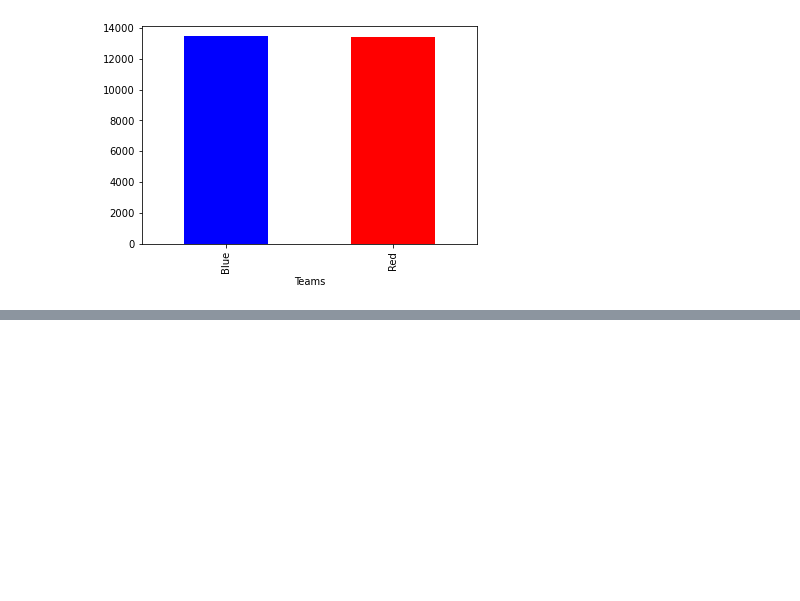
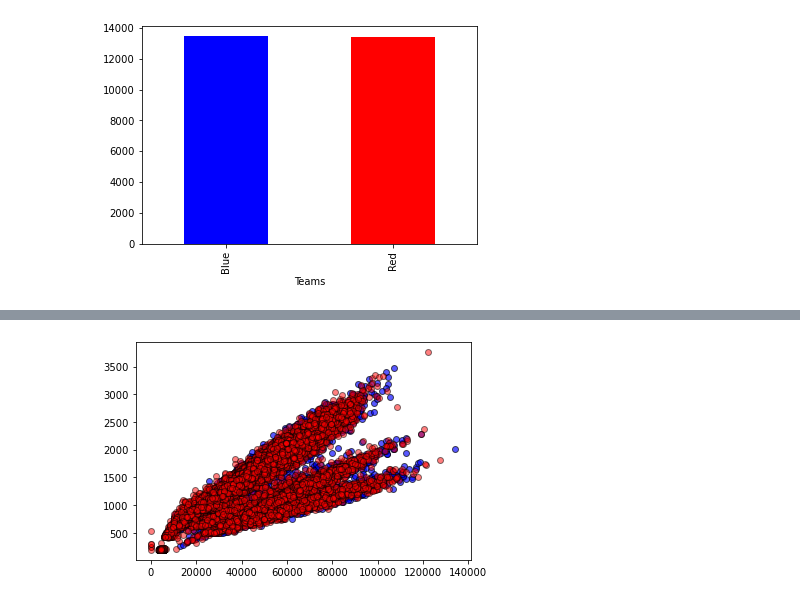
Before and after one commit to josephchancey/riot-lol-match-trends, a Jupyter notebook: Notebooks/LoL Trend Analysis.ipynb, the cells around one changed output, grey strips where cells are left out. Cells and saved outputs as stored; diff of their text form; code cells hidden in the pictures; blank space fills up the shorter version.

```diff
--- a/Notebooks/LoL Trend Analysis.ipynb
+++ b/Notebooks/LoL Trend Analysis.ipynb
@@ -394,3 +405,9 @@ plt.scatter(master_length_wins_df['redTotalGold'], master_length_wins_df['gameDu
+# %%
+# Compare income over time in lost games
+master_loss_b_rIncome_plot = plt.scatter(m_blueloss_df['blueTotalGold'], m_blueloss_df['gameDuraton'], marker="o", facecolors="blue", edgecolors="black", alpha=0.65)
+master_loss_b_rIncome_plot = plt.scatter(m_redloss_df['redTotalGold'], m_redloss_df['gameDuraton'], marker="o", facecolors="red", edgecolors="black", alpha=0.50)
+# %% [output]
+[figure, added]
 # %%
 # Plot kills vs Game Length
 # %%
```
Also changed, not shown: parts of 6 cells of this notebook.
